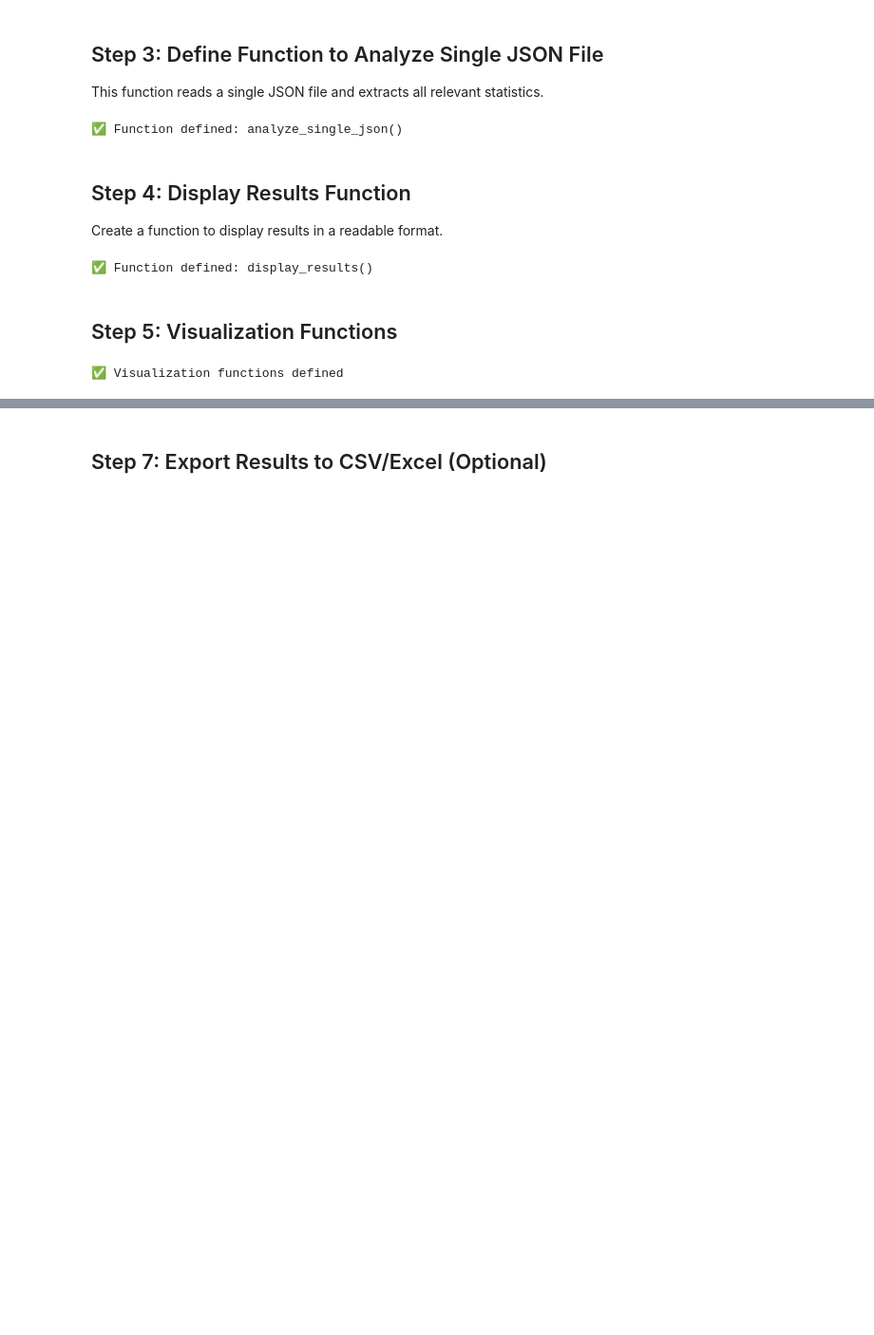
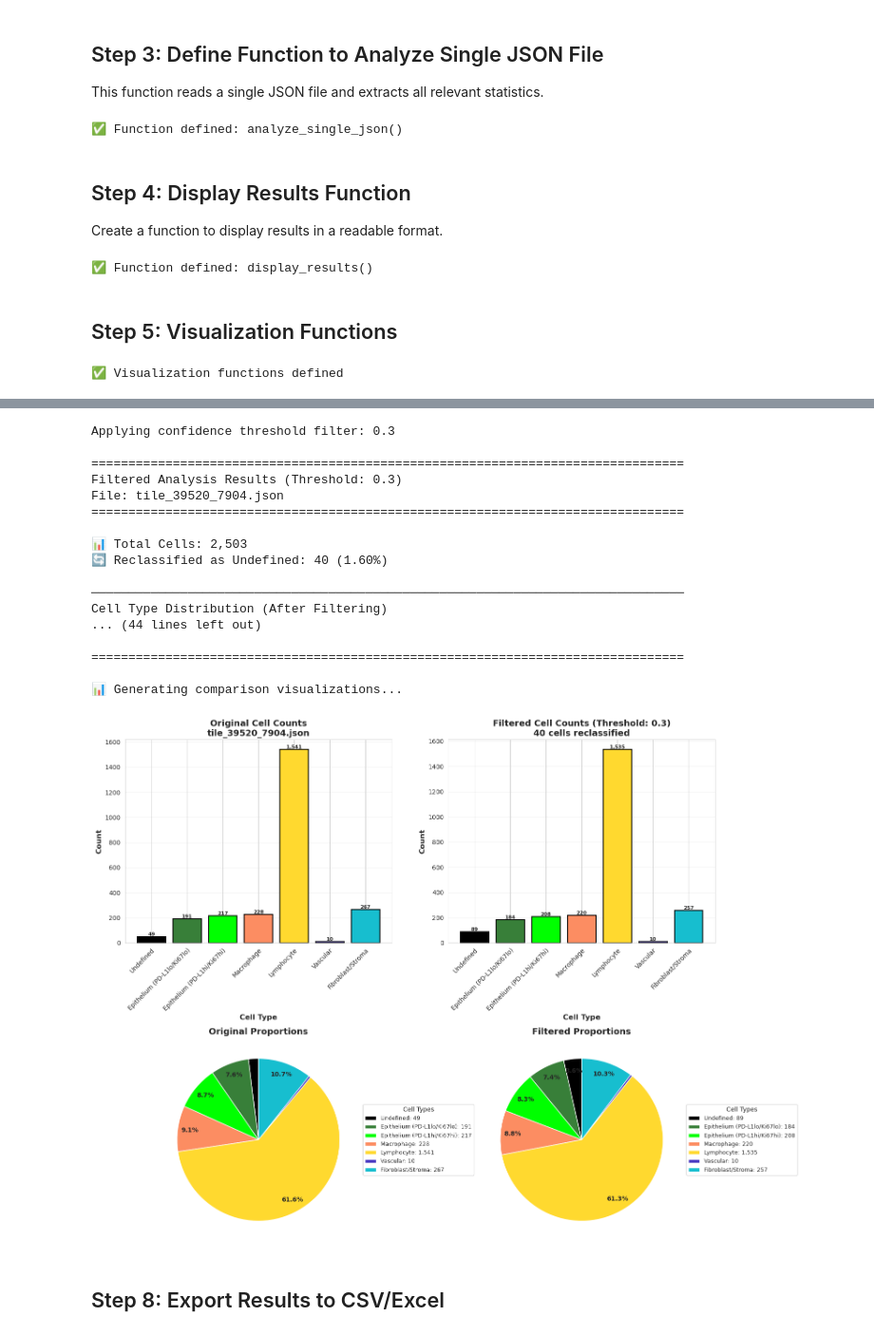
Before and after one commit to OceanBear/image_analysis_scripts, a Jupyter notebook: quantitative_analysis/cell_type_distribution.ipynb, the cells around one changed output, grey strips where cells are left out. Shown at 95% size. Saved outputs shown, nothing was run; the diff lists cells and outputs as text; code cells hidden in the pictures; blank space fills up the shorter version.

```diff
--- a/quantitative_analysis/cell_type_distribution.ipynb
+++ b/quantitative_analysis/cell_type_distribution.ipynb
@@ -350,3 +639,41 @@ Cell Type                                  Count   Proportion Percentage
+# %%
+# ⚠️ Set your threshold here (default: 0.5)
+CONFIDENCE_THRESHOLD = 0.3
+
+if 'results' in locals():
+    print(f"Applying confidence threshold filter: {CONFIDENCE_THRESHOLD}\n")
+
+    # Apply filter
+    filtered_results = apply_confidence_filter(json_file_path, threshold=CONFIDENCE_THRESHOLD)
+
+    # Display filtered results
+    display_filtered_results(filtered_results)
+
+    # Create comparison visualizations
+    print("\n📊 Generating comparison visualizations...\n")
+    plot_filtered_comparison(results, filtered_results)
+
+else:
+    print("⚠️ No results to filter. Please run Step 6 first.")
+# %% [output]
+Applying confidence threshold filter: 0.3
+
+================================================================================
+Filtered Analysis Results (Threshold: 0.3)
+File: tile_39520_7904.json
+================================================================================
+
+📊 Total Cells: 2,503
+🔄 Reclassified as Undefined: 40 (1.60%)
+
+────────────────────────────────────────────────────────────────────────────────
+Cell Type Distribution (After Filtering)
+... (44 lines left out)
+
+================================================================================
+
+📊 Generating comparison visualizations...
+[figure, added]
 # %% [markdown]
-## Step 7: Export Results to CSV/Excel (Optional)
+## Step 8: Export Results to CSV/Excel
 # %%
```
Also changed, not shown: parts of 12 cells of this notebook, 5 other files.
